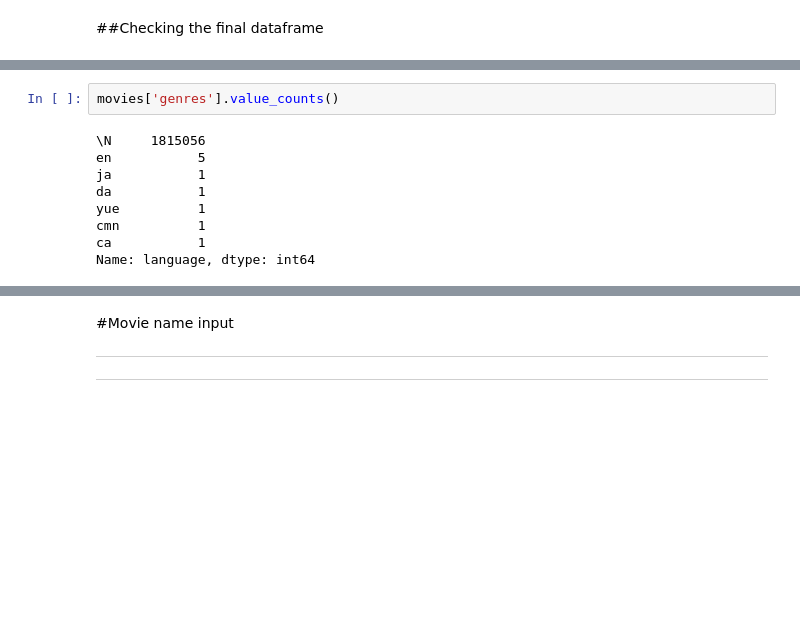
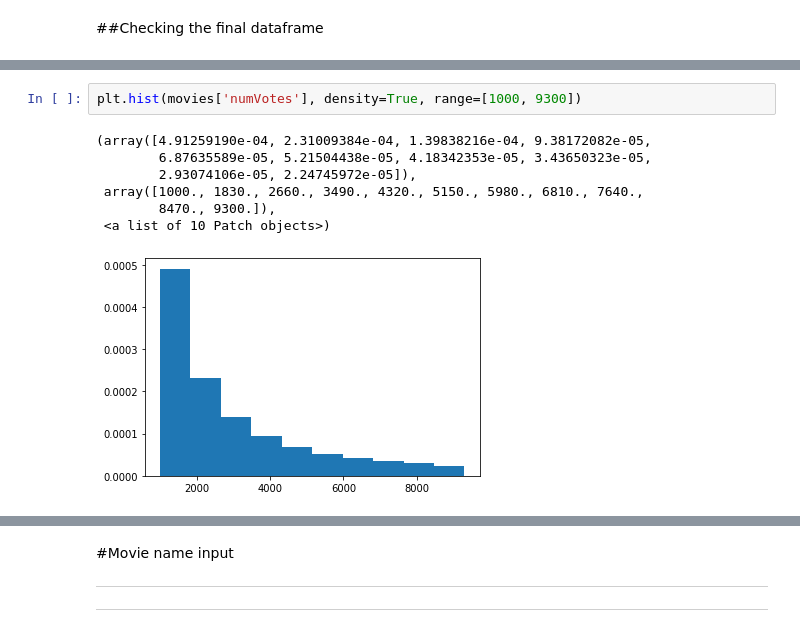
Before and after one commit to Abed221/IMDB-Recommendation-System, a Jupyter notebook: IMDB_REC.ipynb, the cells around one changed output, grey strips where cells are left out. Drawn from its saved outputs; the diff is of its cells as text; blank space fills up the shorter version.

```diff
--- a/IMDB_REC.ipynb
+++ b/IMDB_REC.ipynb
@@ -89,11 +101,10 @@ movies.head()
-# %%
-movies['genres'].value_counts()
-# %% [output]
-\N     1815056
-en           5
-ja           1
-da           1
-yue          1
-cmn          1
-ca           1
-Name: language, dtype: int64
+# %%
+plt.hist(movies['numVotes'], density=True, range=[1000, 9300])
+# %% [output]
+(array([4.91259190e-04, 2.31009384e-04, 1.39838216e-04, 9.38172082e-05,
+        6.87635589e-05, 5.21504438e-05, 4.18342353e-05, 3.43650323e-05,
+        2.93074106e-05, 2.24745972e-05]),
+ array([1000., 1830., 2660., 3490., 4320., 5150., 5980., 6810., 7640.,
+        8470., 9300.]),
+ <a list of 10 Patch objects>)
+[figure, added]
```
Also changed, not shown: parts of 29 cells of this notebook.
